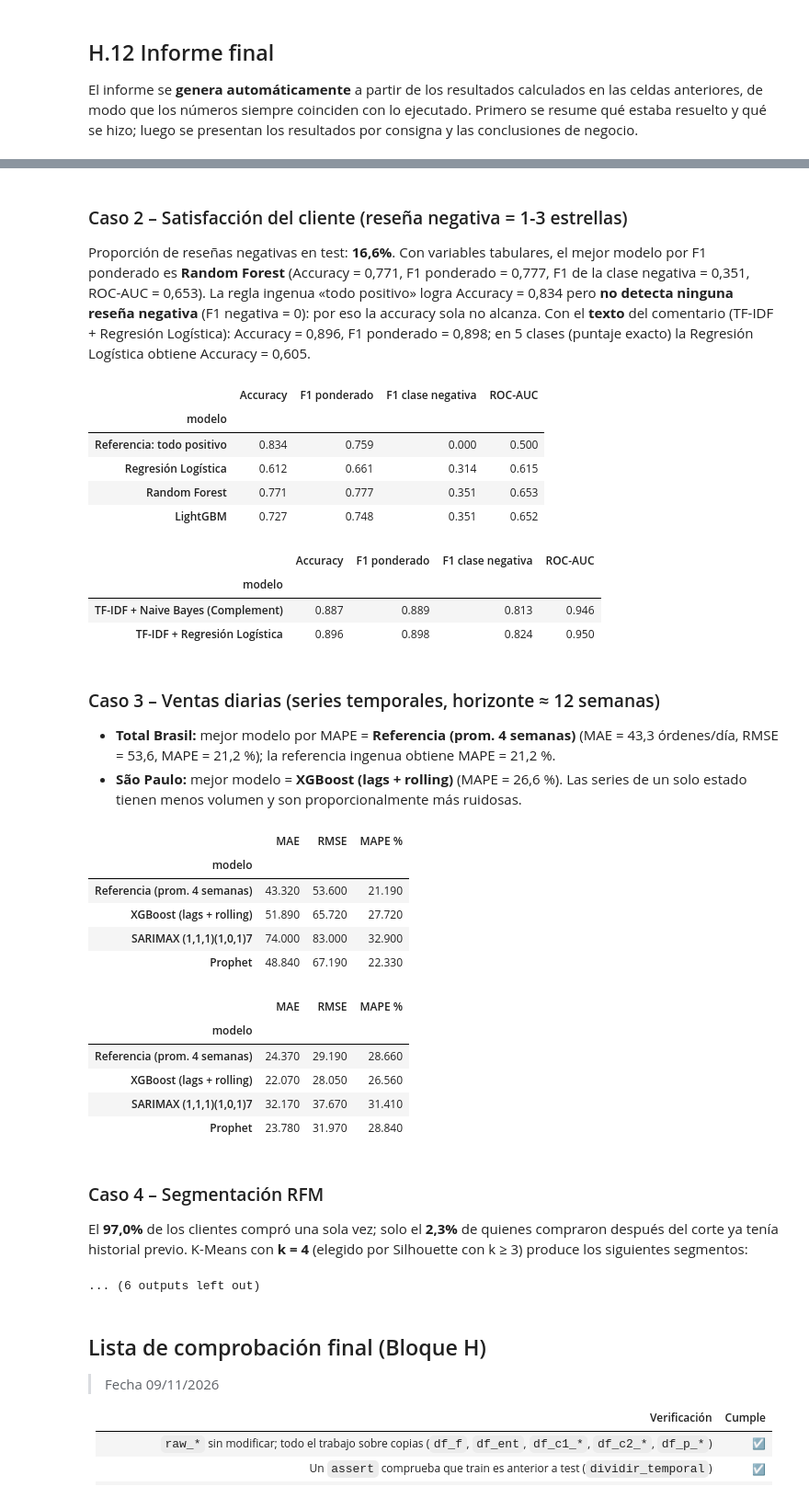
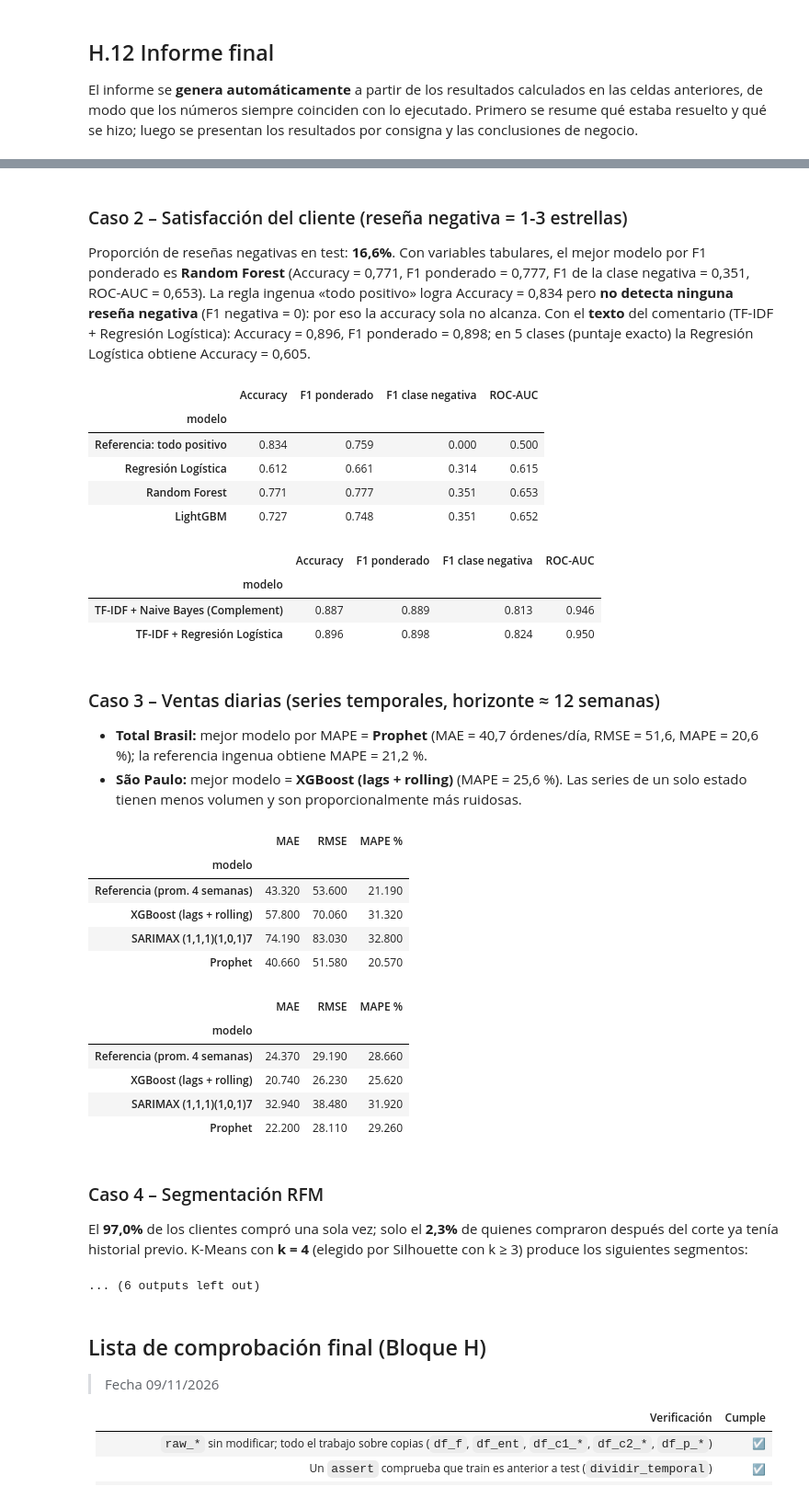
Before and after one commit to cmauriciocrescente-upc/Dataset-en-Colab, a Jupyter notebook: Actividad_21_10_26_OlistDataSets_Mauricio_Crescente.ipynb, the cells around one changed output, grey strips where cells are left out. Shown at 92% size. Saved outputs shown, nothing was run; the diff lists cells and outputs as text; code cells hidden in the pictures.

```diff
--- a/Actividad_21_10_26_OlistDataSets_Mauricio_Crescente.ipynb
+++ b/Actividad_21_10_26_OlistDataSets_Mauricio_Crescente.ipynb
@@ -1971,11 +1971,12 @@ FERIADOS = [pd.Timestamp(f'{anio}-{md}') for anio in (2016, 2017, 2018) for md i
 FERIADOS += list(pd.to_datetime(['2017-02-27', '2017-02-28', '2018-02-12', '2018-02-13',    # Carnaval
                                  '2017-04-14', '2018-03-30',                                  # Viernes Santo
                                  '2017-06-15', '2018-05-31']))                                # Corpus Christi
-EVENTOS_COM = list(pd.to_datetime(['2016-11-25', '2017-11-24', '2018-11-23',                  # Black Friday
-                                   '2017-11-27',                                                # Cyber Monday 2017
-                                   '2017-05-14', '2018-05-13',                                  # Día de las Madres (2º domingo de mayo)
-                                   '2017-06-12', '2018-06-12']))                                # Día de los Enamorados (12 de junio)
-SET_FERIADOS, SET_EVENTOS = set(FERIADOS), set(EVENTOS_COM)       # sets: búsqueda instantánea de "¿esta fecha es feriado?"
+BLACK_FRIDAY = list(pd.to_datetime(['2016-11-25', '2017-11-24', '2018-11-23',                # Black Friday
+                                    '2017-11-27']))                                           # Cyber Monday 2017: picos de ventas MUY grandes
+EVENTOS_MENORES = list(pd.to_datetime(['2017-05-14', '2018-05-13',                            # Día de las Madres (2º domingo de mayo)
+                                       '2017-06-12', '2018-06-12']))                          # Día de los Enamorados (12/06): efecto leve
+EVENTOS_COM = BLACK_FRIDAY + EVENTOS_MENORES                      # unión de ambos (se conserva el nombre por compatibilidad)
+SET_FERIADOS, SET_BF, SET_EVENTOS = set(FERIADOS), set(BLACK_FRIDAY), set(EVENTOS_MENORES)       # sets: búsqueda instantánea de "¿esta fecha es feriado?"
 
 SERIE_INI = pd.Timestamp('2017-01-01')                            # antes de 2017 hay muy pocas ventas (serie poco informativa)
 SERIE_FIN = pd.Timestamp('2018-08-20')                            # últimos días completos del dataset (editar si se desea)
@@ -2006,7 +2007,8 @@ def features_ts(fecha, s):
     f['dia_mes'] = fecha.day                                      # día del mes
     f['mes'] = fecha.month                                        # mes del año
     f['es_feriado'] = int(fecha in SET_FERIADOS)                  # 1 si es feriado nacional
-    f['es_evento'] = int(fecha in SET_EVENTOS)                    # 1 si es evento comercial
+    f['es_black_friday'] = int(fecha in SET_BF)                   # 1 si es Black Friday / Cyber Monday (efecto enorme: va separado)
+    f['es_evento'] = int(fecha in SET_EVENTOS)                    # 1 si es un evento comercial menor (Madres, Enamorados)
     return f
 
 def mape(y, yhat):                                                # error porcentual absoluto medio, solo donde y > 0
@@ -2063,6 +2065,7 @@ def correr_caso3(filtro=None, etiqueta='Total Brasil'):
 
     # --- SARIMAX con feriados/eventos como variables exógenas ---
     exog = pd.DataFrame({'feriado': [float(f in SET_FERIADOS) for f in s.index],
+                         'black_friday': [float(f in SET_BF) for f in s.index],      # efecto enorme, variable propia
                          'evento': [float(f in SET_EVENTOS) for f in s.index]}, index=s.index)   # variables conocidas de antemano
     if HAY_SARIMAX:
         try:                                                      # SARIMAX puede fallar en convergencia: se protege
@@ -2077,7 +2080,8 @@ def correr_caso3(filtro=None, etiqueta='Total Brasil'):
     if HAY_PROPHET:
         try:
             hol = pd.concat([pd.DataFrame({'holiday': 'feriado', 'ds': FERIADOS}),                # tabla de feriados
-                             pd.DataFrame({'holiday': 'evento_comercial', 'ds': EVENTOS_COM})])   # y de eventos comerciales
+                             pd.DataFrame({'holiday': 'black_friday', 'ds': BLACK_FRIDAY}),            # Black Friday con su propio efecto
+                             pd.DataFrame({'holiday': 'evento_menor', 'ds': EVENTOS_MENORES})])      # Madres/Enamorados con otro efecto
             m = Prophet(weekly_seasonality=True, yearly_seasonality=False, daily_seasonality=False,
                         holidays=hol, seasonality_mode='multiplicative')    # solo hay ~1,4 años: sin estacionalidad anual
             m.fit(pd.DataFrame({'ds': idx_tr, 'y': y_tr.values}))           # ajusta con train
@@ -2468,12 +2472,12 @@ display(Markdown(f"""
 
 # ---------- 2. Estado de las mejoras ----------
 mejoras = pd.DataFrame([
-    ['D1 / D2', 'Geolocalización única por prefijo (media lat/lng)', 'Ya resuelto en D.1', 'Verificado con controles automáticos (F.0.2b)'],
-    ['E1 / E2', 'SMOTE solo sobre train', 'Ya resuelto en Paso 7', 'Regla escrita; variante con Pipeline de imblearn (F.7)'],
+    ['D1 / D2', 'Geolocalización única por prefijo (media lat/lng)', 'Ya resuelto en D.1', 'Verificado con controles automáticos (H.0.2b)'],
+    ['E1 / E2', 'SMOTE solo sobre train', 'Ya resuelto en Paso 7', 'Regla escrita; variante con Pipeline de imblearn (H.7)'],
     ['G1', 'Bloques de código ejecutables', 'Ya resuelto', '—'],
-    ['B1', 'Imputación explícita sin fuga', 'Parcial', 'Imputador y winsorización aprendidos solo con train (F.5)'],
-    ['G2', 'Liberar memoria (del / gc.collect)', 'Pendiente', 'Hecho en F.4.1'],
-    ['G3', 'Métricas RFM antes de la fecha de corte', 'Pendiente', 'Hecho en F.10 (función con fecha de snapshot)']],
+    ['B1', 'Imputación explícita sin fuga', 'Parcial', 'Imputador y winsorización aprendidos solo con train (H.5)'],
+    ['G2', 'Liberar memoria (del / gc.collect)', 'Pendiente', 'Hecho en H.4.1'],
+    ['G3', 'Métricas RFM antes de la fecha de corte', 'Pendiente', 'Hecho en H.10 (función con fecha de snapshot)']],
     columns=['Punto', 'Mejora', 'Estado inicial', 'Resolución'])
 display(Markdown('## 2. Puntos del informe de mejoras'))
 display(mejoras)
@@ -2507,9 +2511,14 @@ display(t2.round(3)); display(tn.round(3))
 # ---------- 5. Caso 3 ----------
 tt, ts = R3['total'], R3['sp']
 mejor_tt, mejor_ts = tt['MAPE %'].idxmin(), ts['MAPE %'].idxmin()
+ref_t = tt.loc['Referencia (prom. 4 semanas)']                  # fila de la referencia ingenua (Total Brasil)
+gana_ref = mejor_tt.startswith('Referencia')                      # ¿ningún modelo supera a la referencia?
+txt_tt = ('**ningún modelo supera a la referencia ingenua** (promedio de las últimas 4 semanas)' if gana_ref
+          else f'mejor modelo por MAPE = **{mejor_tt}**')            # frase que abre el punto de Total Brasil
+txt_ref = '' if gana_ref else f'; la referencia ingenua obtiene MAPE = {num(ref_t["MAPE %"], 1)} %'   # cola solo si gana un modelo
 display(Markdown(f"""
 ### Caso 3 – Ventas diarias (series temporales, horizonte ≈ 12 semanas)
-* **Total Brasil:** mejor modelo por MAPE = **{mejor_tt}** (MAE = {num(tt.loc[mejor_tt, 'MAE'], 1)} órdenes/día, RMSE = {num(tt.loc[mejor_tt, 'RMSE'], 1)}, MAPE = {num(tt.loc[mejor_tt, 'MAPE %'], 1)} %); la referencia ingenua obtiene MAPE = {num(tt.loc['Referencia (prom. 4 semanas)', 'MAPE %'], 1)} %.
+* **Total Brasil:** {txt_tt} (MAE = {num(tt.loc[mejor_tt, 'MAE'], 1)} órdenes/día, RMSE = {num(tt.loc[mejor_tt, 'RMSE'], 1)}, MAPE = {num(tt.loc[mejor_tt, 'MAPE %'], 1)} %){txt_ref}.
 * **São Paulo:** mejor modelo = **{mejor_ts}** (MAPE = {num(ts.loc[mejor_ts, 'MAPE %'], 1)} %). Las series de un solo estado tienen menos volumen y son proporcionalmente más ruidosas.
 """))
 display(tt.round(2)); display(ts.round(2))
@@ -2548,7 +2557,7 @@ display(Markdown(f"""
 * Las coordenadas son el **promedio por prefijo postal**; los prefijos sin coordenadas dejan la distancia sin dato (NaN), que se imputa con la mediana de train.
 * El historial del vendedor (Caso 2) y el *Target Encoding* usan solo información previa o validación cruzada interna, pero el prior de suavizado usa el promedio global de train.
 * Las predicciones de ventas son *puntuales* y de horizonte largo; Prophet y SARIMAX disponen de apenas ~17 meses de historia.
-* Los umbrales de outliers (p1-p99, 120 días) son decisiones de diseño y se pueden cambiar en `F.1`.
+* Los umbrales de outliers (p1-p99, 120 días) son decisiones de diseño y se pueden cambiar en `H.1`.
 
 ## 6. Próximos pasos
 1. Modelo de **cuantiles** (LightGBM `objective='quantile'`) para fijar fechas prometidas con un nivel de riesgo controlado.
@@ -2581,44 +2590,44 @@ Prevalencia de retraso en test: **5,5%**. El mejor modelo por PR-AUC es **LightG
 ROC-AUC = **0,559**, PR-AUC = **0,067** (el azar rinde 0,055, es decir 1,2 veces la línea base),
 F1 con umbral validado = **0,060**. El modelo del Paso 7 original había obtenido ROC-AUC = 0,520 y PR-AUC = 0,057.
 |  | ROC-AUC | PR-AUC | F1 (umbral 0.5) | F1 (umbral óptimo) | umbral | precisión | recall |
 | modelo |  |  |  |  |  |  |  |
 | Regresión Logística (baseline) | 0.414 | 0.054 | 0.078 | 0.074 | 0.594 | 0.047 | 0.174 |
 | Random Forest | 0.527 | 0.061 | 0.068 | 0.078 | 0.411 | 0.053 | 0.150 |
 | Reg. Logística + SMOTE | 0.419 | 0.054 | 0.076 | 0.072 | 0.607 | 0.047 | 0.156 |
 | XGBoost | 0.566 | 0.067 | 0.074 | 0.064 | 0.537 | 0.101 | 0.047 |
 | LightGBM | 0.559 | 0.067 | 0.066 | 0.060 | 0.512 | 0.075 | 0.050 |
 
 ### Caso 2 – Satisfacción del cliente (reseña negativa = 1-3 estrellas)
 Proporción de reseñas negativas en test: **16,6%**. Con variables tabulares, el mejor modelo por F1 ponderado es **Random Forest**
 (Accuracy = 0,771, F1 ponderado = 0,777, F1 de la clase negativa = 0,351, ROC-AUC = 0,653).
 La regla ingenua «todo positivo» logra Accuracy = 0,834 pero **no detecta ninguna reseña negativa** (F1 negativa = 0): por eso la accuracy sola no alcanza.
 Con el **texto** del comentario (TF-IDF + Regresión Logística): Accuracy = 0,896, F1 ponderado = 0,898; en 5 clases (puntaje exacto) la Regresión Logística obtiene Accuracy = 0,605.
 |  | Accuracy | F1 ponderado | F1 clase negativa | ROC-AUC |
 | modelo |  |  |  |  |
 | Referencia: todo positivo | 0.834 | 0.759 | 0.000 | 0.500 |
 | Regresión Logística | 0.612 | 0.661 | 0.314 | 0.615 |
 | Random Forest | 0.771 | 0.777 | 0.351 | 0.653 |
 | LightGBM | 0.727 | 0.748 | 0.351 | 0.652 |
 |  | Accuracy | F1 ponderado | F1 clase negativa | ROC-AUC |
 | modelo |  |  |  |  |
 | TF-IDF + Naive Bayes (Complement) | 0.887 | 0.889 | 0.813 | 0.946 |
 | TF-IDF + Regresión Logística | 0.896 | 0.898 | 0.824 | 0.950 |
 
 ### Caso 3 – Ventas diarias (series temporales, horizonte ≈ 12 semanas)
-* **Total Brasil:** mejor modelo por MAPE = **Referencia (prom. 4 semanas)** (MAE = 43,3 órdenes/día, RMSE = 53,6, MAPE = 21,2 %); la referencia ingenua obtiene MAPE = 21,2 %.
-* **São Paulo:** mejor modelo = **XGBoost (lags + rolling)** (MAPE = 26,6 %). Las series de un solo estado tienen menos volumen y son proporcionalmente más ruidosas.
+* **Total Brasil:** mejor modelo por MAPE = **Prophet** (MAE = 40,7 órdenes/día, RMSE = 51,6, MAPE = 20,6 %); la referencia ingenua obtiene MAPE = 21,2 %.
+* **São Paulo:** mejor modelo = **XGBoost (lags + rolling)** (MAPE = 25,6 %). Las series de un solo estado tienen menos volumen y son proporcionalmente más ruidosas.
 |  | MAE | RMSE | MAPE % |
 | modelo |  |  |  |
 | Referencia (prom. 4 semanas) | 43.320 | 53.600 | 21.190 |
-| XGBoost (lags + rolling) | 51.890 | 65.720 | 27.720 |
-| SARIMAX (1,1,1)(1,0,1)7 | 74.000 | 83.000 | 32.900 |
-| Prophet | 48.840 | 67.190 | 22.330 |
+| XGBoost (lags + rolling) | 57.800 | 70.060 | 31.320 |
+| SARIMAX (1,1,1)(1,0,1)7 | 74.190 | 83.030 | 32.800 |
+| Prophet | 40.660 | 51.580 | 20.570 |
 |  | MAE | RMSE | MAPE % |
 | modelo |  |  |  |
 | Referencia (prom. 4 semanas) | 24.370 | 29.190 | 28.660 |
-| XGBoost (lags + rolling) | 22.070 | 28.050 | 26.560 |
-| SARIMAX (1,1,1)(1,0,1)7 | 32.170 | 37.670 | 31.410 |
-| Prophet | 23.780 | 31.970 | 28.840 |
+| XGBoost (lags + rolling) | 20.740 | 26.230 | 25.620 |
+| SARIMAX (1,1,1)(1,0,1)7 | 32.940 | 38.480 | 31.920 |
+| Prophet | 22.200 | 28.110 | 29.260 |
 
 ### Caso 4 – Segmentación RFM
 El **97,0%** de los clientes compró una sola vez; solo el **2,3%** de quienes compraron después del corte ya tenía historial previo.
```
Also changed, not shown: parts of 2 cells of this notebook.
